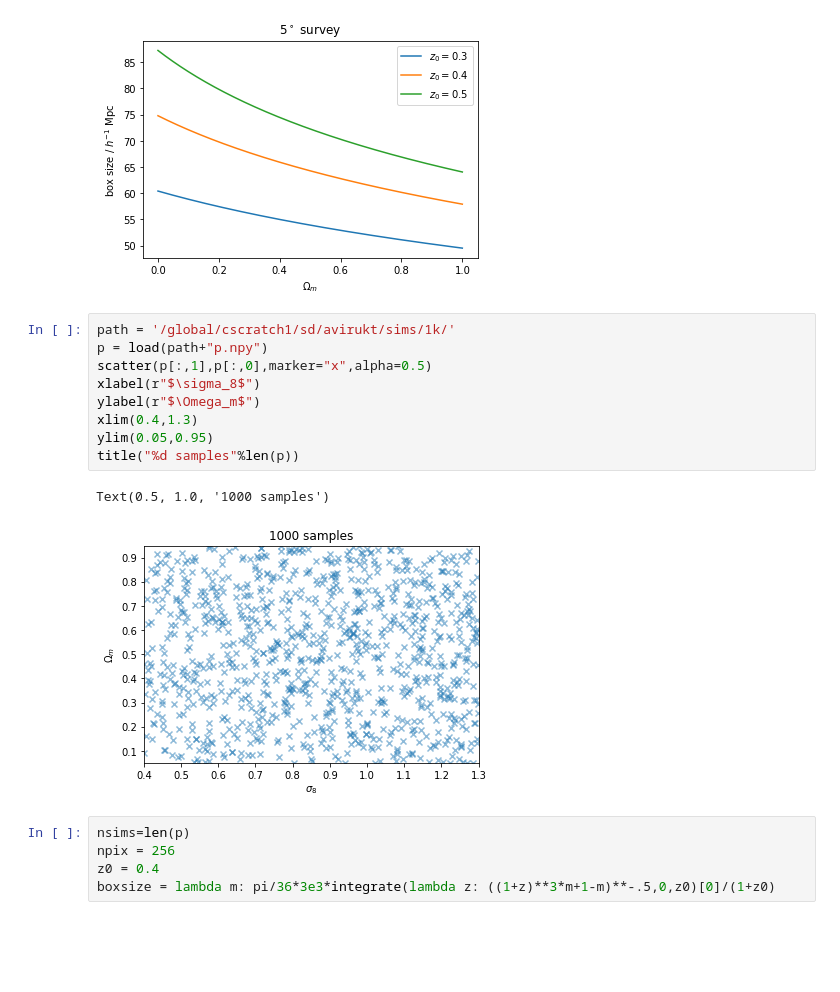
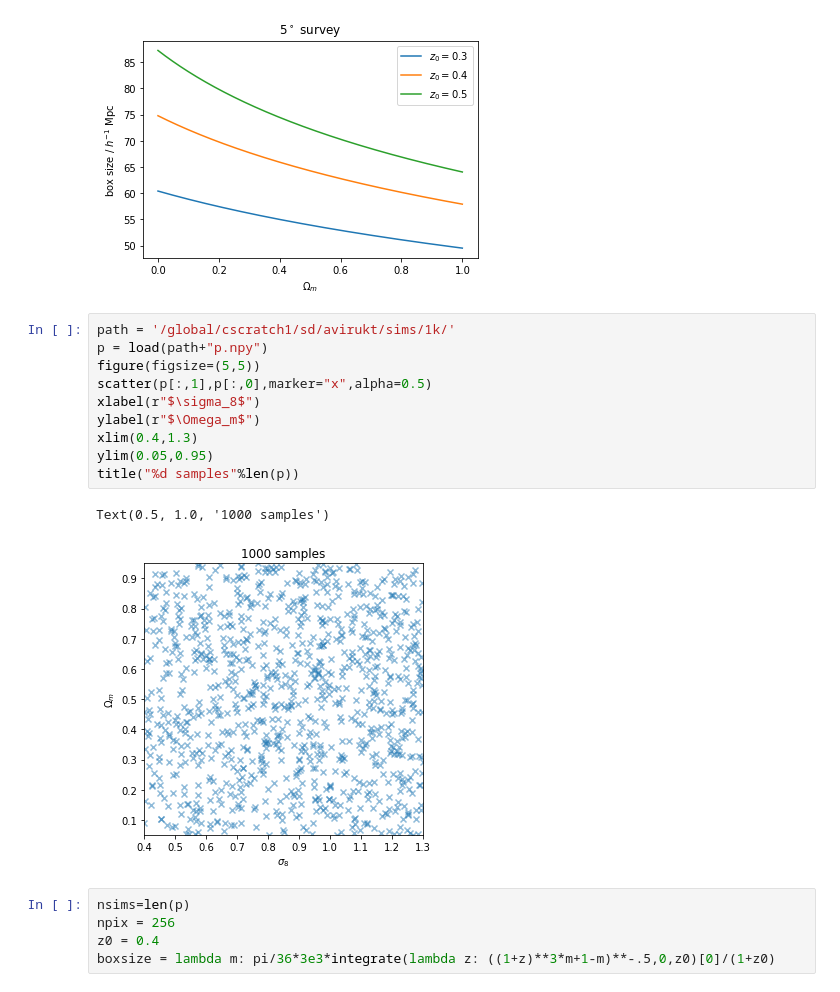
Before and after one commit to avirukt/lensing_ml, a Jupyter notebook: sims.ipynb, the cells around one changed output. Saved outputs shown, nothing was run; the diff lists cells and outputs as text; blank space fills up the shorter version.

```diff
--- a/sims.ipynb
+++ b/sims.ipynb
@@ -21,15 +21,16 @@ Text(0.5, 1.0, '$5^\\circ$ survey')
 # %%
 path = '/global/cscratch1/sd/avirukt/sims/1k/'
 p = load(path+"p.npy")
+figure(figsize=(5,5))
 scatter(p[:,1],p[:,0],marker="x",alpha=0.5)
 xlabel(r"$\sigma_8$")
 ylabel(r"$\Omega_m$")
 xlim(0.4,1.3)
 ylim(0.05,0.95)
 title("%d samples"%len(p))
 # %% [output]
 Text(0.5, 1.0, '1000 samples')
-[figure, old version]
+[figure, new version]
 # %%
 nsims=len(p)
 npix = 256
```
Also changed, not shown: parts of 1 cell of this notebook.
